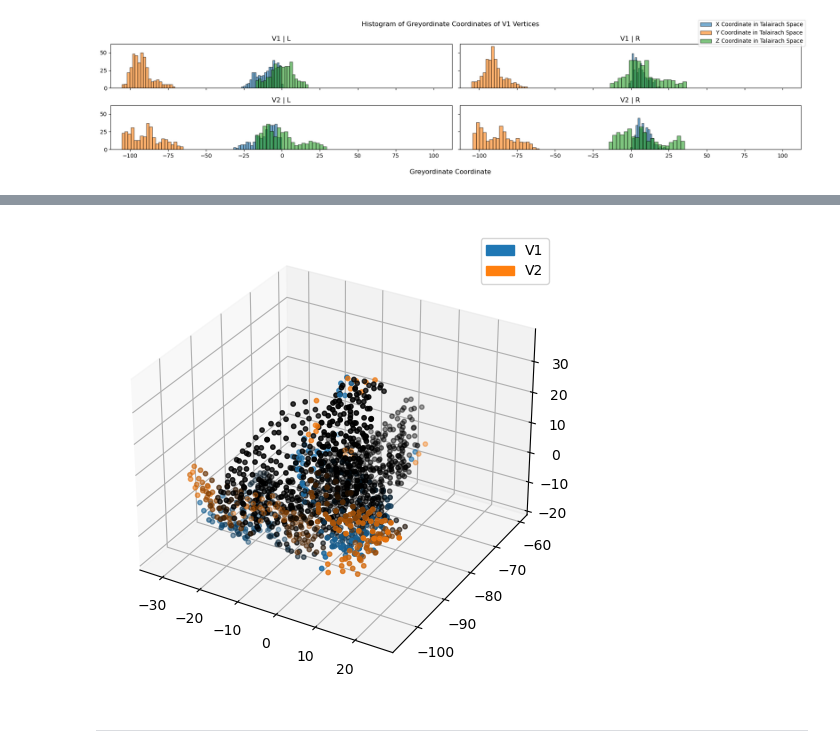
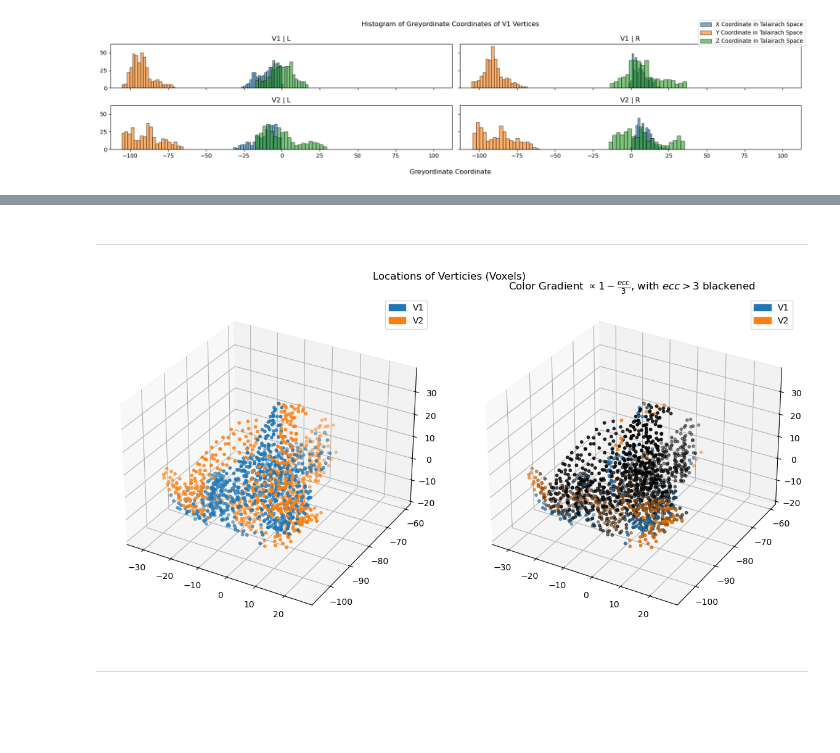
Before and after one commit to pulkitgoyal56/HCP-Playground, a Jupyter notebook: prfresults.ipynb, the cells around one changed output, grey strips where cells are left out. Cells and saved outputs as stored; diff of their text form; code cells hidden in the pictures; blank space fills up the shorter version.

```diff
--- a/prfresults.ipynb
+++ b/prfresults.ipynb
@@ -242,13 +328,13 @@ roi = ['V1d', 'V1v', 'V2d', 'V2v']
 roi_2 = ['V1', 'V2']
 # %%
-roi_colors = dict(zip(roi, sns.color_palette(n_colors=len(roi))))
+roi_colors_1 = dict(zip(roi_1, sns.color_palette(n_colors=len(roi_1))))
 roi_colors_2 = dict(zip(roi_2, sns.color_palette(n_colors=len(roi_2))))
 
-# roi_markers = dict(zip(roi, ['*', 'X', 'o', None]))
+# roi_markers_1 = dict(zip(roi_1, ['*', 'X', 'o', None][:len(roi_1)]))
 # roi_markers_2 = dict(zip(roi_2, ['*', 'X', 'o', None][:len(roi_2)]))
 # ('o', 'v', '^', '<', '>', '8', 's', 'p', '*', 'h', 'H', 'D', 'd', 'P', 'X')
 # ('*', '+', '-', '.', '/', 'O', 'X', '\', 'o', 'x', '|')
 # %%
-dfv = df[df[label].isin(roi)]
-dfv = dfv.sort_values(by=label, key=lambda col: col.str.lower())
+dfv_1 = df[df[label].isin(roi_1)]
+dfv_1 = dfv_1.sort_values(by=label, key=lambda col: col.str.lower())
 # %%
@@ -315,17 +407,26 @@ plt.tight_layout()
+# %% [markdown]
+---
 # %%
 metric = 'ecc'
 metric_limit = 3
-# %%
-%matplotlib inline
-ax = plt.axes(projection='3d')
-for roi_label in roi_:
-    ax.scatter(*dfv_[dfv_[label] == roi_label][['x', 'y', 'z']].T.to_numpy(),
-               s=10, #marker=roi_markers_[roi_label],
-               c=[np.array(roi_colors_[roi_label]) * relu(1 - met/metric_limit) for met in dfv_[dfv_[label] == roi_label][metric]]
-    )
-ax.legend(handles=[mpatches.Patch(color=roi_color, label=roi_label) for roi_label, roi_color in roi_colors_.items()])
-plt.tight_layout()
-# %% [output]
-[figure, removed]
+# %%
+%matplotlib inline
+fig, axs = plt.subplots(1, 2, figsize=(12, 6), subplot_kw={'projection': '3d'})
+
+axs[0].scatter(*dfv[['x', 'y', 'z']].T.to_numpy(), s=10, c=[roi_colors[pl] for pl in dfv[label]])
+axs[0].legend(handles=[mpatches.Patch(color=roi_color, label=roi_label) for roi_label, roi_color in roi_colors.items()])
+
+for roi_label in roi:
+    axs[1].scatter(*dfv[dfv[label] == roi_label][['x', 'y', 'z']].T.to_numpy(),
+               s=10, #marker=roi_markers_[roi_label],
+               c=[np.array(roi_colors[roi_label]) * relu(1 - met/metric_limit) for met in dfv[dfv[label] == roi_label][metric]]
+    )
+axs[1].legend(handles=[mpatches.Patch(color=roi_color, label=roi_label) for roi_label, roi_color in roi_colors.items()])
+axs[1].set_title(fr'Color Gradient $\propto 1 - \frac{{{metric}}}{{{metric_limit}}}$, with ${metric} > {metric_limit}$ blackened')
+
+fig.suptitle('Locations of Verticies (Voxels)')
+plt.tight_layout()
+# %% [output]
+[figure, new version]
 # %% [markdown]
 ---
```
Also changed, not shown: parts of 37 cells of this notebook.
